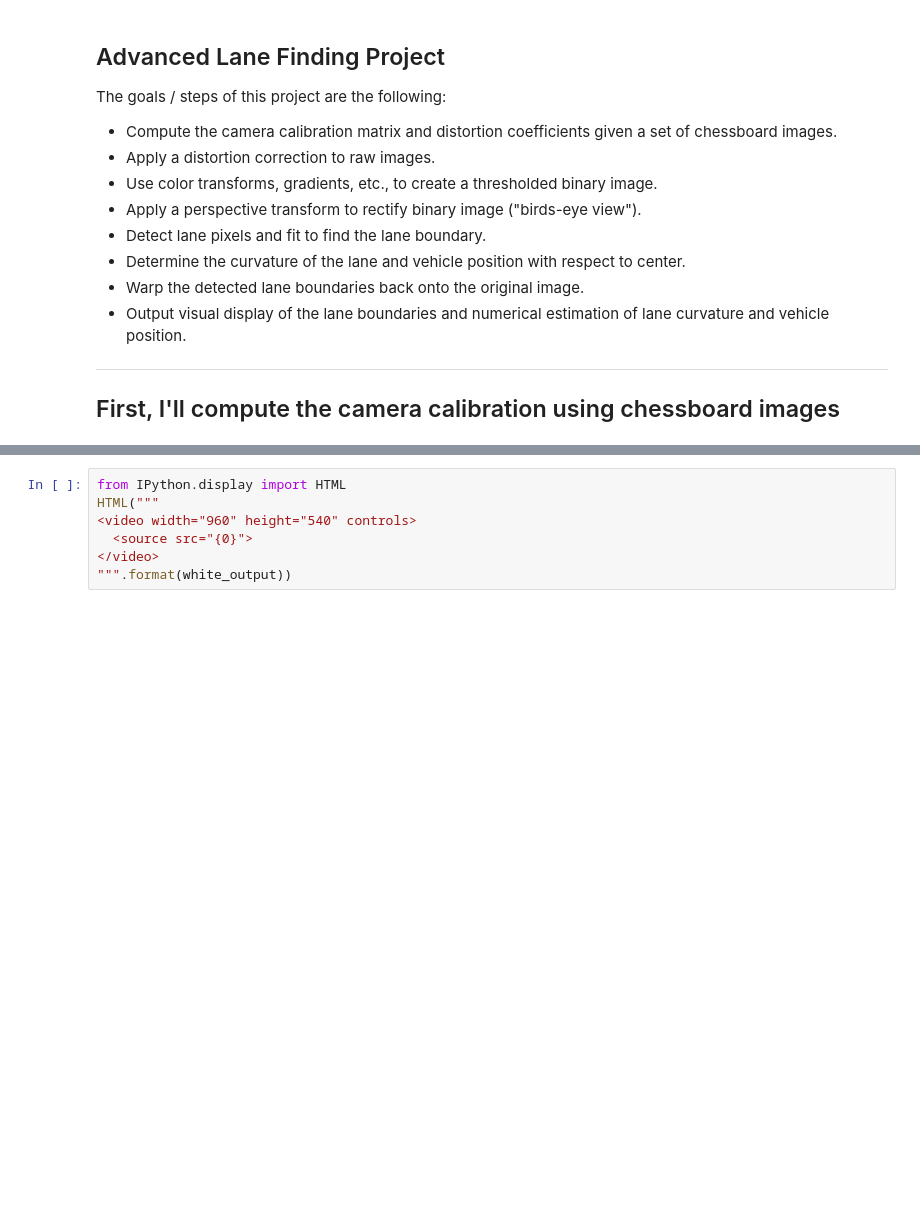
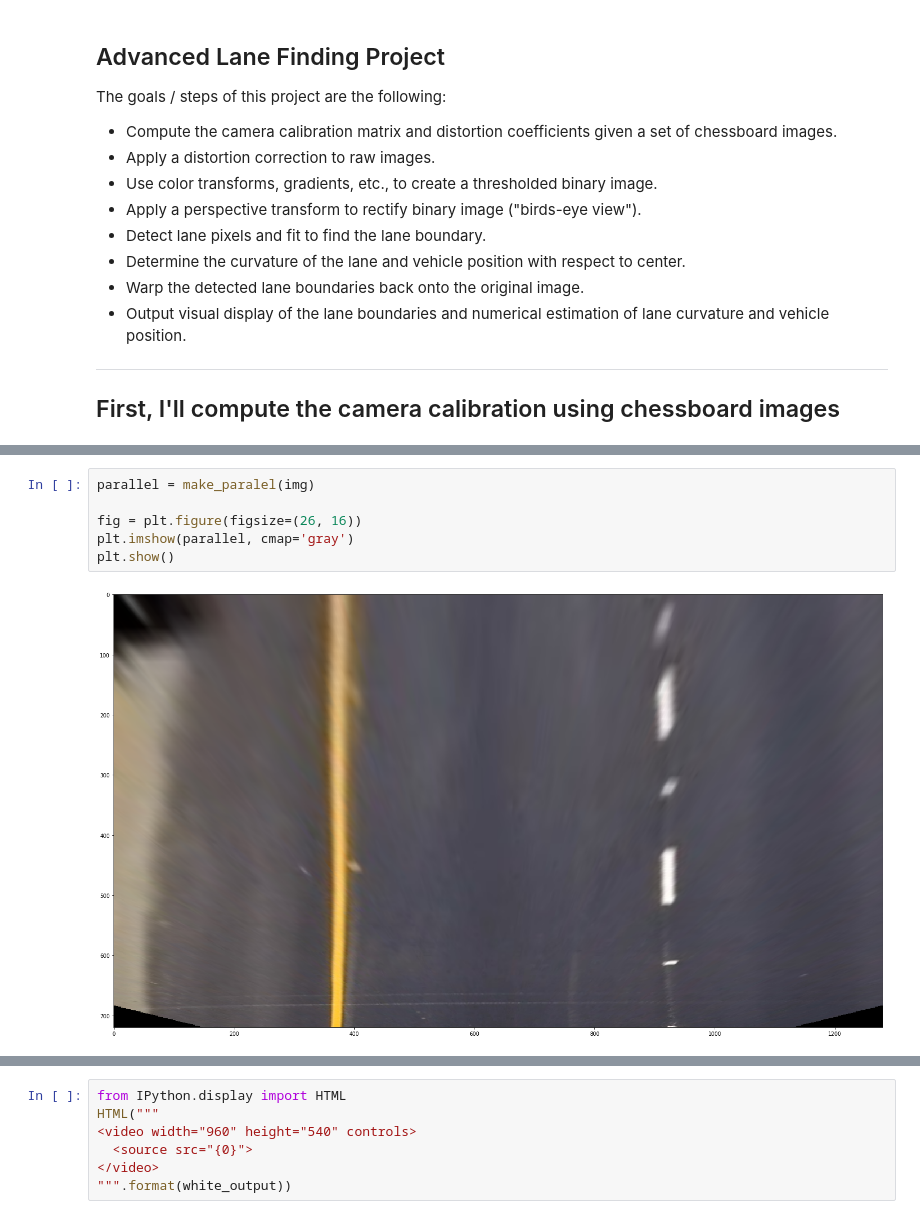
Before and after one commit to berciktymule/CarND-Advanced-Lane-Lines, a Jupyter notebook: examples/p4pipeline.ipynb, the cells around one changed output, grey strips where cells are left out. Drawn from its saved outputs; the diff is of its cells as text; blank space fills up the shorter version.

```diff
--- a/examples/p4pipeline.ipynb
+++ b/examples/p4pipeline.ipynb
@@ -80 +147,9 @@ def preprocess_image(img, s_thresh=(25, 255), sx_thresh=(16, 255)):
+# %%
+parallel = make_paralel(img)
+
+fig = plt.figure(figsize=(26, 16))
+plt.imshow(parallel, cmap='gray')
+plt.show()
+# %% [output]
+[figure, added]
 # %%
```
Also changed, not shown: parts of 14 cells of this notebook, 2 other files.
